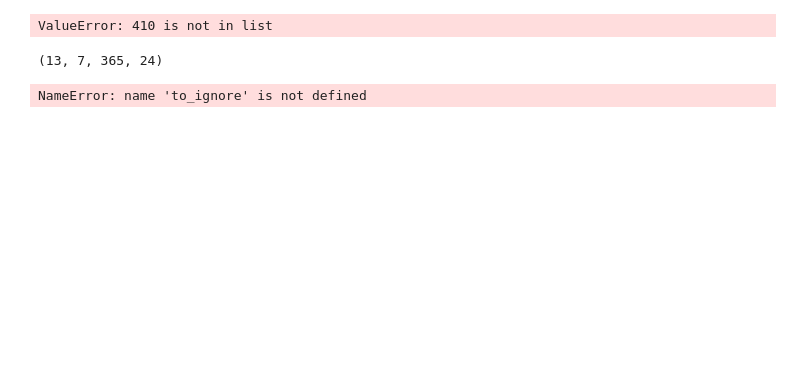
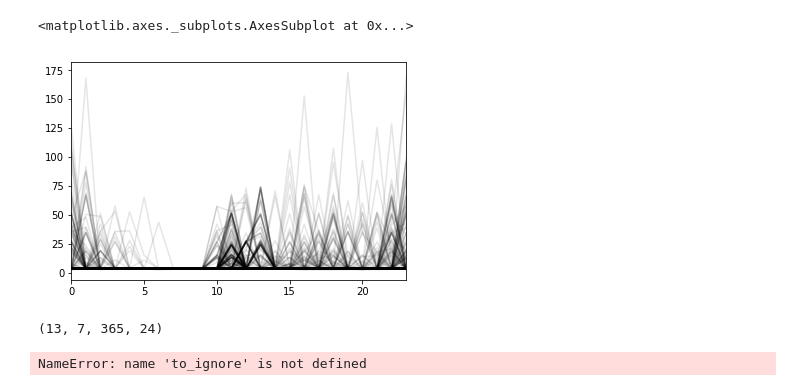
Before and after one commit to nipunbatra/freq-nilm, a Jupyter notebook: notebooks/create-datasets.ipynb, the cells around one changed output. Cells and saved outputs as stored; diff of their text form; code cells hidden in the pictures; blank space fills up the shorter version.

```diff
--- a/notebooks/create-datasets.ipynb
+++ b/notebooks/create-datasets.ipynb
@@ -121,9 +163,10 @@ pd.DataFrame(hour).plot()
 # %%
 %matplotlib inline
 # %%
-pd.DataFrame(out[homes.index(410)][APPLIANCES_ORDER.index("hvac")]).T.plot(legend=False, color='k',alpha=0.1)
+pd.DataFrame(out[homes.index(26)][APPLIANCES_ORDER.index("mw")]).T.plot(legend=False, color='k',alpha=0.1)
 # %% [output]
-ValueError: 410 is not in list
+<matplotlib.axes._subplots.AxesSubplot at 0x...>
+[figure, added]
 # %%
 np.array(out).shape
 # %% [output]
```
Also changed, not shown: parts of 14 cells of this notebook, 12 other files.
